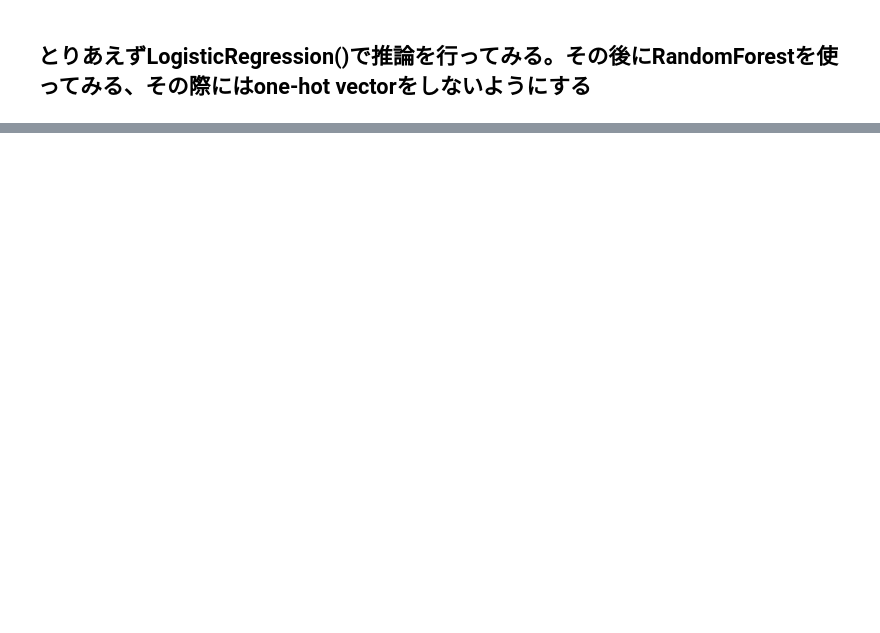
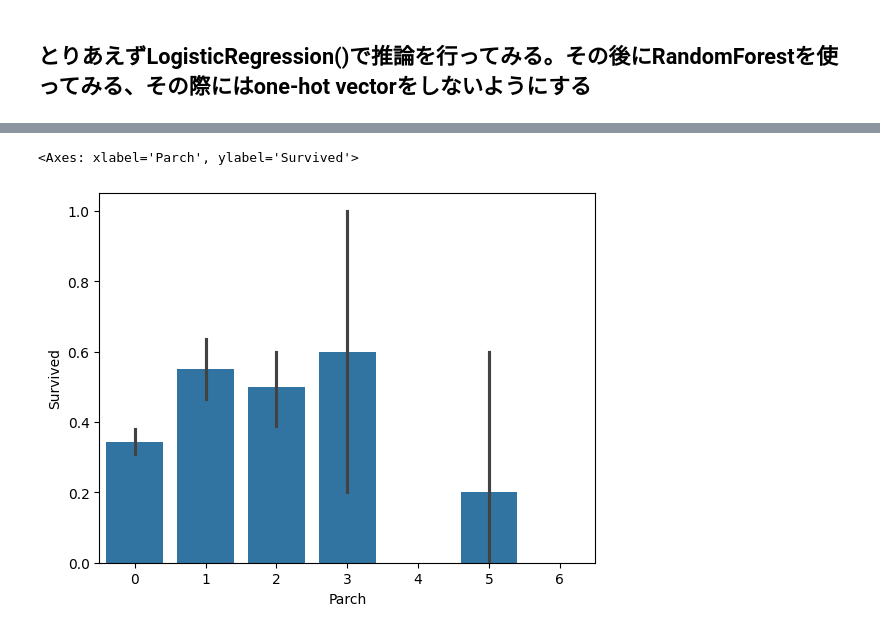
Before and after one commit to CHU1PC/kaggle_comp, a Jupyter notebook: titanic/2025-july-12/look_at_data.ipynb, the cells around one changed output, grey strips where cells are left out. Cells and saved outputs as stored; diff of their text form; code cells hidden in the pictures; blank space fills up the shorter version.

```diff
--- a/titanic/2025-july-12/look_at_data.ipynb
+++ b/titanic/2025-july-12/look_at_data.ipynb
@@ -153,0 +133,5 @@ train_data
+# %%
+sns.barplot(data=train_data, x="Parch", y="Survived")
+# %% [output]
+<Axes: xlabel='Parch', ylabel='Survived'>
+[figure, added]
```
Also changed, not shown: parts of 29 cells of this notebook.
